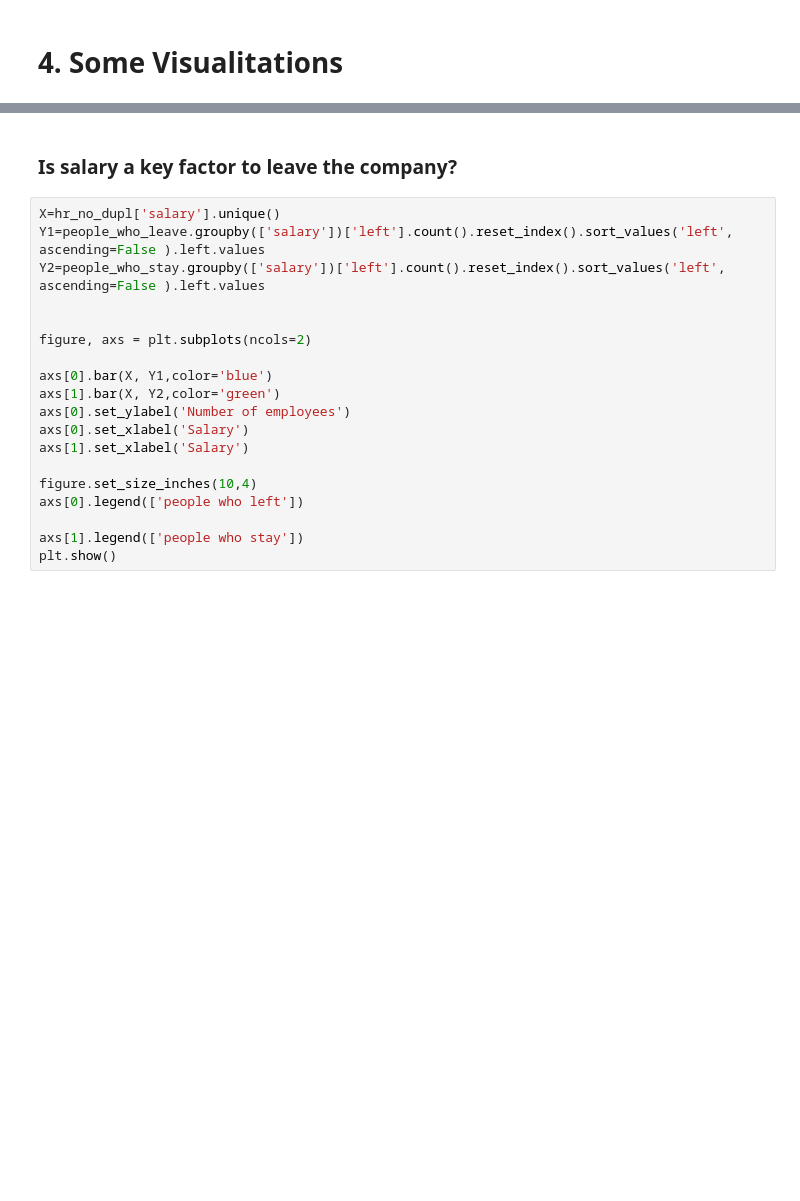
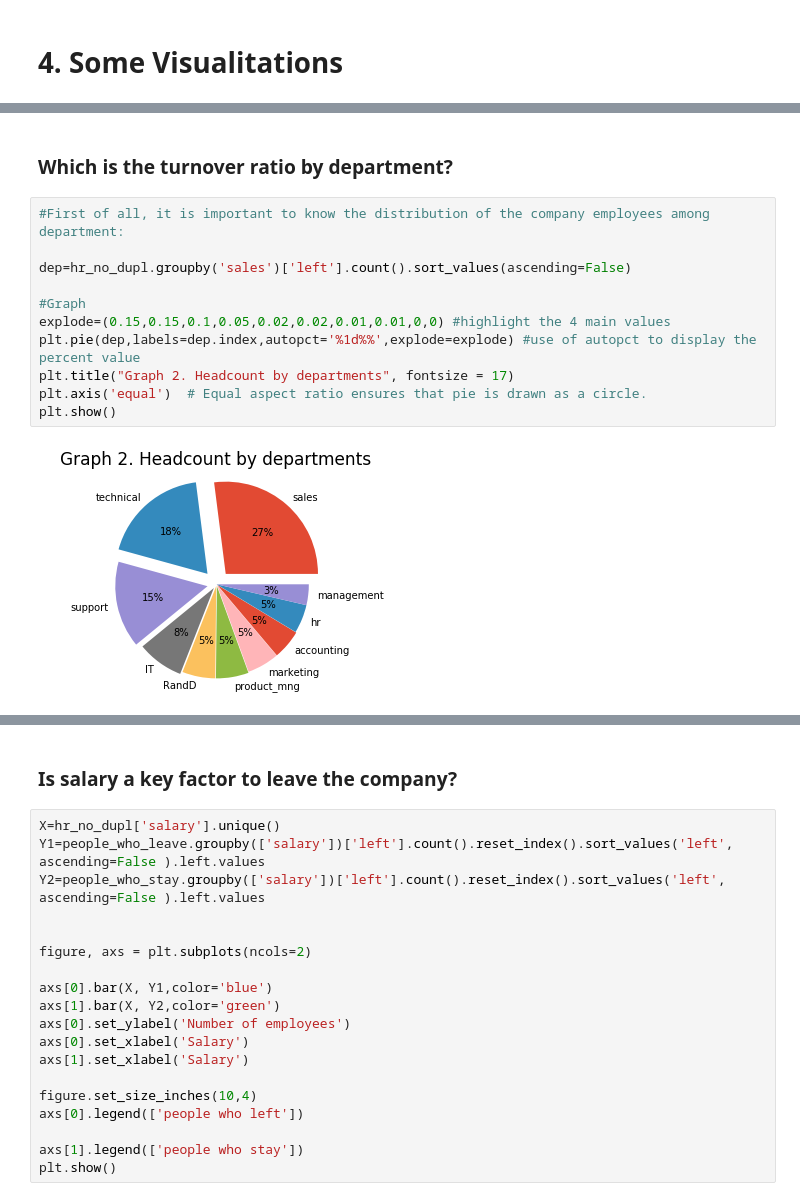
Before and after one commit to MariaGamero/TFM-ReasonsforEmployeeTurnover, a Jupyter notebook: Employee_retention.ipynb, the cells around one changed output, grey strips where cells are left out. Cells and saved outputs as stored; diff of their text form; blank space fills up the shorter version.

Commit message:
some analisys and plots adding

```diff
--- a/Employee_retention.ipynb
+++ b/Employee_retention.ipynb
@@ -186,0 +199,15 @@ plt.show()
+# %% [markdown]
+### Which is the turnover ratio by department?
+# %%
+#First of all, it is important to know the distribution of the company employees among department:
+
+dep=hr_no_dupl.groupby('sales')['left'].count().sort_values(ascending=False)
+
+#Graph
+explode=(0.15,0.15,0.1,0.05,0.02,0.02,0.01,0.01,0,0) #highlight the 4 main values
+plt.pie(dep,labels=dep.index,autopct='%1d%%',explode=explode) #use of autopct to display the percent value
+plt.title("Graph 2. Headcount by departments", fontsize = 17)
+plt.axis('equal')  # Equal aspect ratio ensures that pie is drawn as a circle.
+plt.show()
+# %% [output]
+[figure, added]
```
Also changed, not shown: parts of 20 cells of this notebook.
